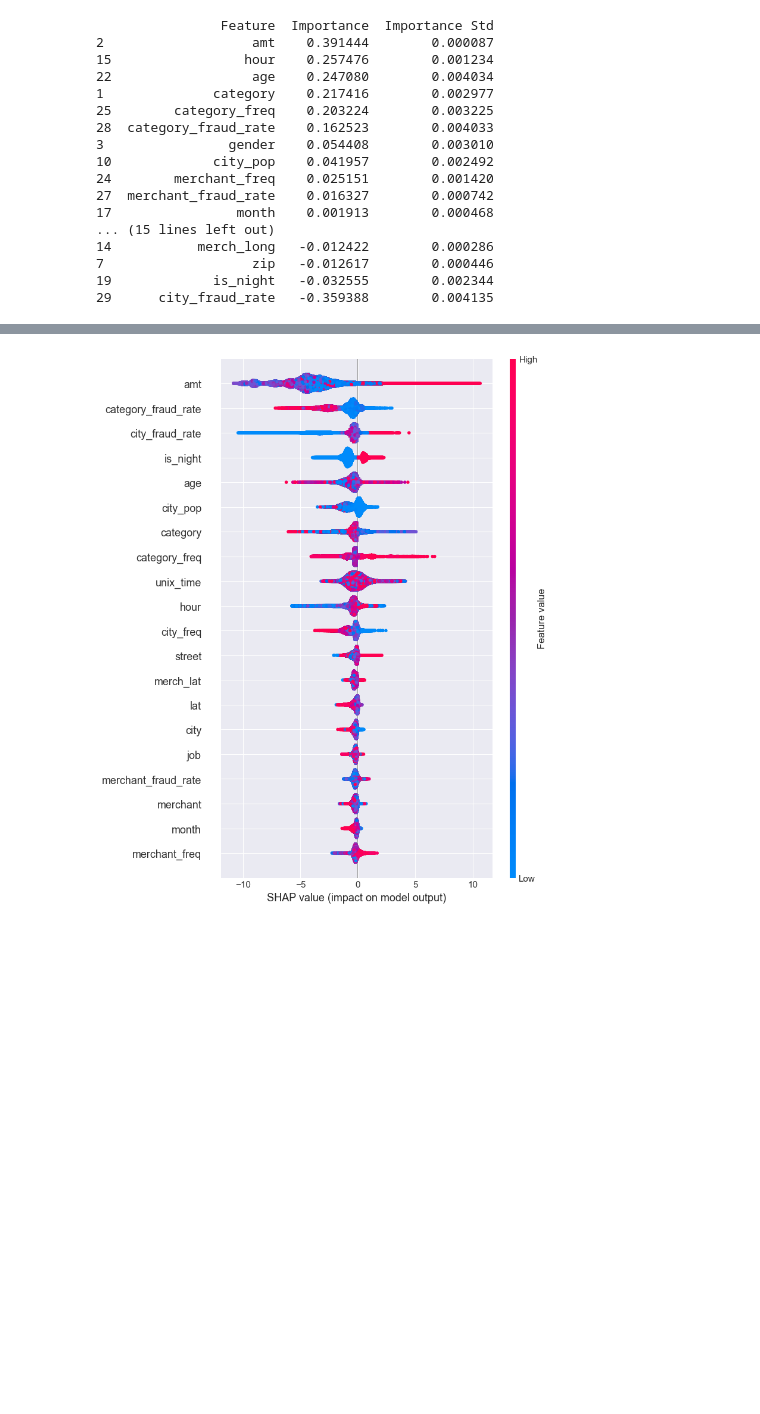
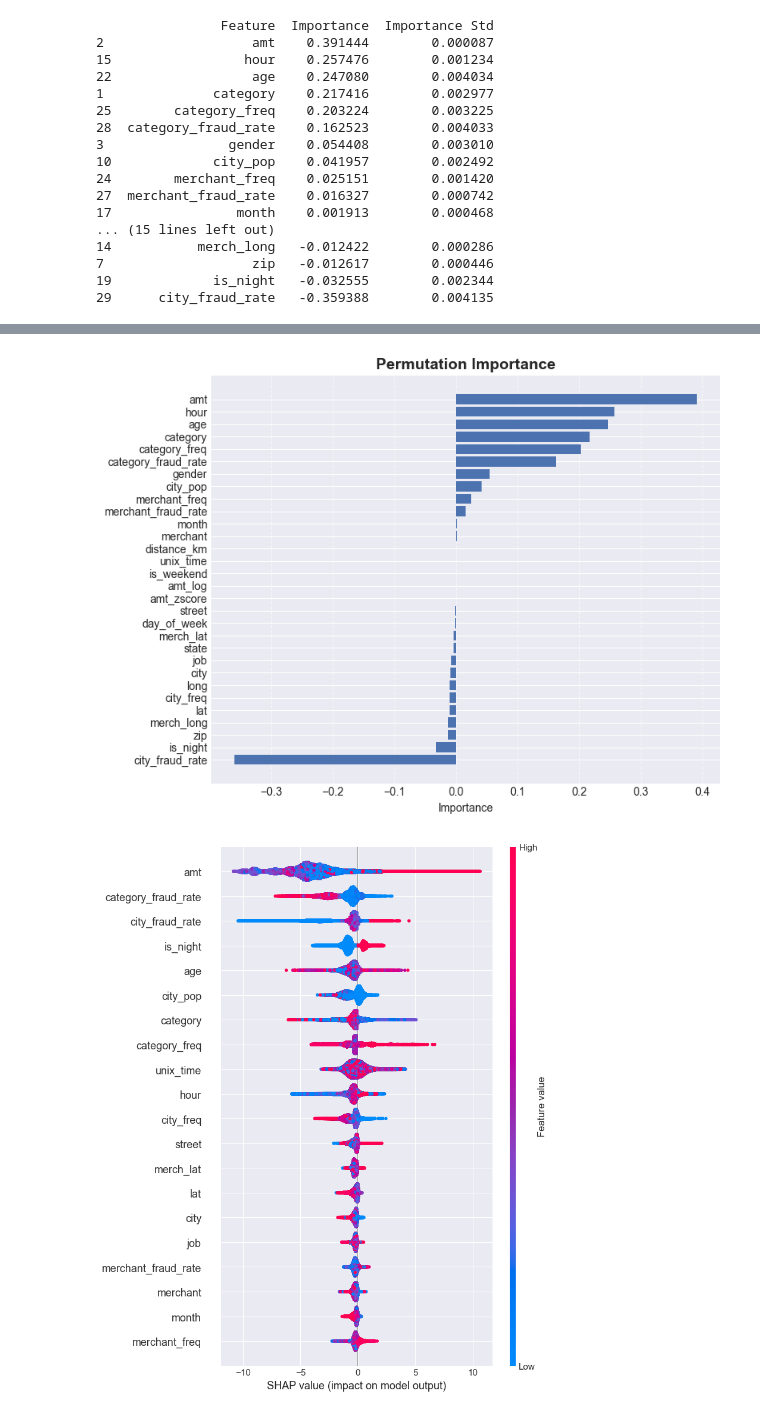
Before and after one commit to Dai-Nguyen1506/AI66A_group_1, a Jupyter notebook: notebooks/03_model_training.ipynb, the cells around one changed output, grey strips where cells are left out. Cells and saved outputs as stored; diff of their text form; code cells hidden in the pictures; blank space fills up the shorter version.

```diff
--- a/notebooks/03_model_training.ipynb
+++ b/notebooks/03_model_training.ipynb
@@ -324,3 +326,24 @@ plt.show()
+# %%
+# Plot 2: Permutation importance
+fig, ax = plt.subplots(figsize=(8, 6))
+
+ax.barh(
+    perm_df['Feature'],
+    perm_df['Importance'],
+    color='#4C72B0'   # same modern blue
+)
+
+ax.invert_yaxis()
+
+ax.set_title("Permutation Importance", fontsize=14, fontweight='bold')
+ax.set_xlabel("Importance")
+
+ax.grid(axis='x', linestyle='--', alpha=0.6)
+
+plt.tight_layout()
+plt.show()
+# %% [output]
+[figure, added]
 # %%
 # SHAP
 explainer = shap.TreeExplainer(xgb_model)
```
Also changed, not shown: parts of 1 cell of this notebook.
